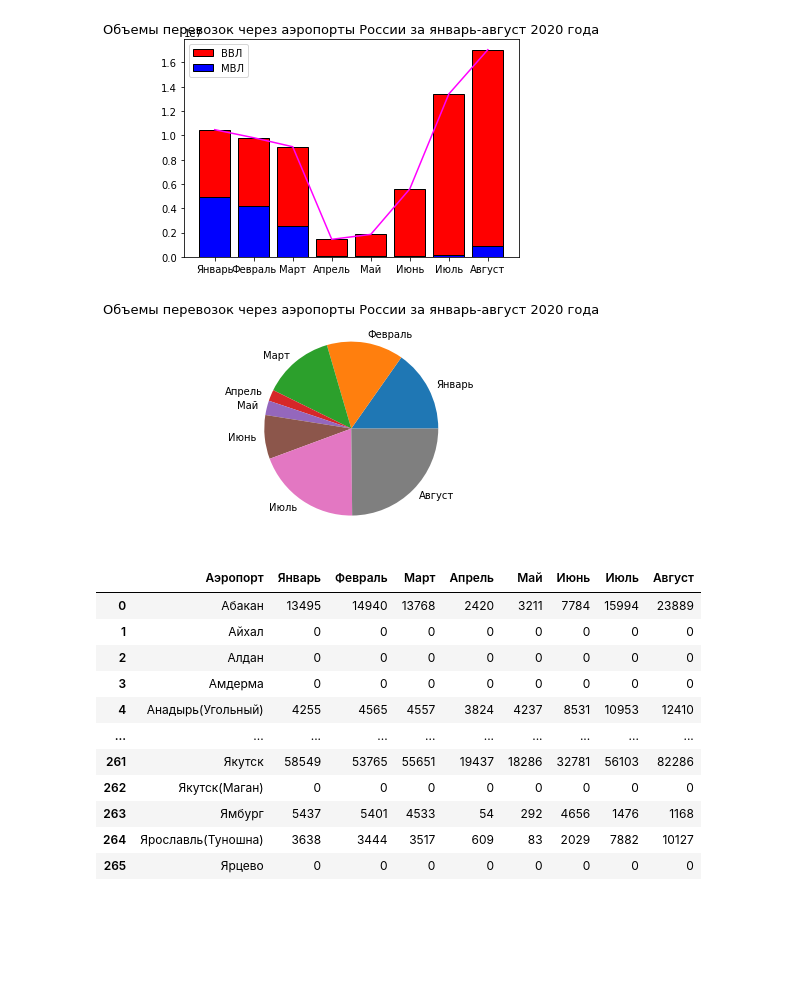
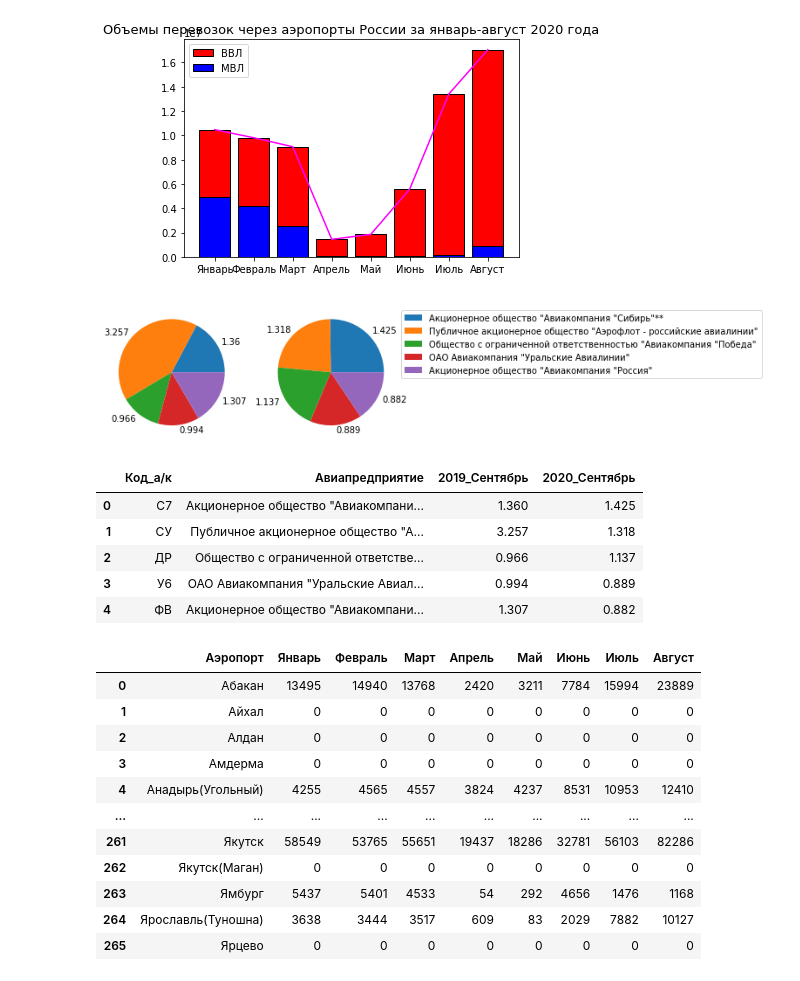
Before and after one commit to KseniyaBoeva/lessons, a Jupyter notebook: 16. Библиотека Matplotlib & Seaborn. Визуализация данных/visualization.ipynb, the cells around one changed output. Saved outputs shown, nothing was run; the diff lists cells and outputs as text; code cells hidden in the pictures; blank space fills up the shorter version.

Commit message:
добавлены данные по авиакомпаниям

```diff
--- a/16. Библиотека Matplotlib & Seaborn. Визуализация данных/visualization.ipynb
+++ b/16. Библиотека Matplotlib & Seaborn. Визуализация данных/visualization.ipynb
@@ -81,13 +81,30 @@ plt.plot(df_av_trans['ВВЛ'], color = 'magenta', label = 'ВВЛ')
 plt.show()
 # %% [output]
 [figure]
-# %%
-plt.pie(df_av_trans['ВВЛ'], labels=df_av_trans['Период'])
-plt.title('Объемы перевозок через аэропорты России за январь-август 2020 года', fontsize=13)
-#plt.pie(df_av_trans['МВЛ'], labels=df_av_trans['Период'])
-#plt.legend(loc=6)
-plt.show()
-# %% [output]
-[figure, removed]
+# %%
+plt.title('Объемы перевозок через аэропорты России за январь-август 2020 года', fontsize=13)
+#plt.legend(loc=6)
+#plt.show()
+
+df_air_comp = pd.read_csv('air_comp.csv')
+df_air_comp['2019_Сентябрь'] = round(df_air_comp['2019_Сентябрь']/1000000, 3)
+df_air_comp['2020_Сентябрь'] = round(df_air_comp['2020_Сентябрь']/1000000, 3)
+
+plt.subplot(1, 2, 1)
+plt.pie(df_air_comp['2019_Сентябрь'], labels=df_air_comp['2019_Сентябрь'])
+plt.subplot(1, 2, 2)
+plt.pie(df_air_comp['2020_Сентябрь'], labels=df_air_comp['2020_Сентябрь'])
+plt.legend(df_air_comp['Авиапредприятие'], bbox_to_anchor=(1, 1))
+
+plt.show()
+df_air_comp
+# %% [output]
+[figure, added]
+|  | Код_а/к | Авиапредприятие | 2019_Сентябрь | 2020_Сентябрь |
+| 0 | С7 | Акционерное общество "Авиакомпани... | 1.360 | 1.425 |
+| 1 | СУ | Публичное акционерное общество "А... | 3.257 | 1.318 |
+| 2 | ДР | Общество с ограниченной ответстве... | 0.966 | 1.137 |
+| 3 | У6 | ОАО Авиакомпания "Уральские Авиал... | 0.994 | 0.889 |
+| 4 | ФВ | Акционерное общество "Авиакомпани... | 1.307 | 0.882 |
 # %%
 df_airp_pas = pd.read_csv('airports_passengers.csv')
```
Also changed, not shown: parts of 2 cells of this notebook, 1 other file.
